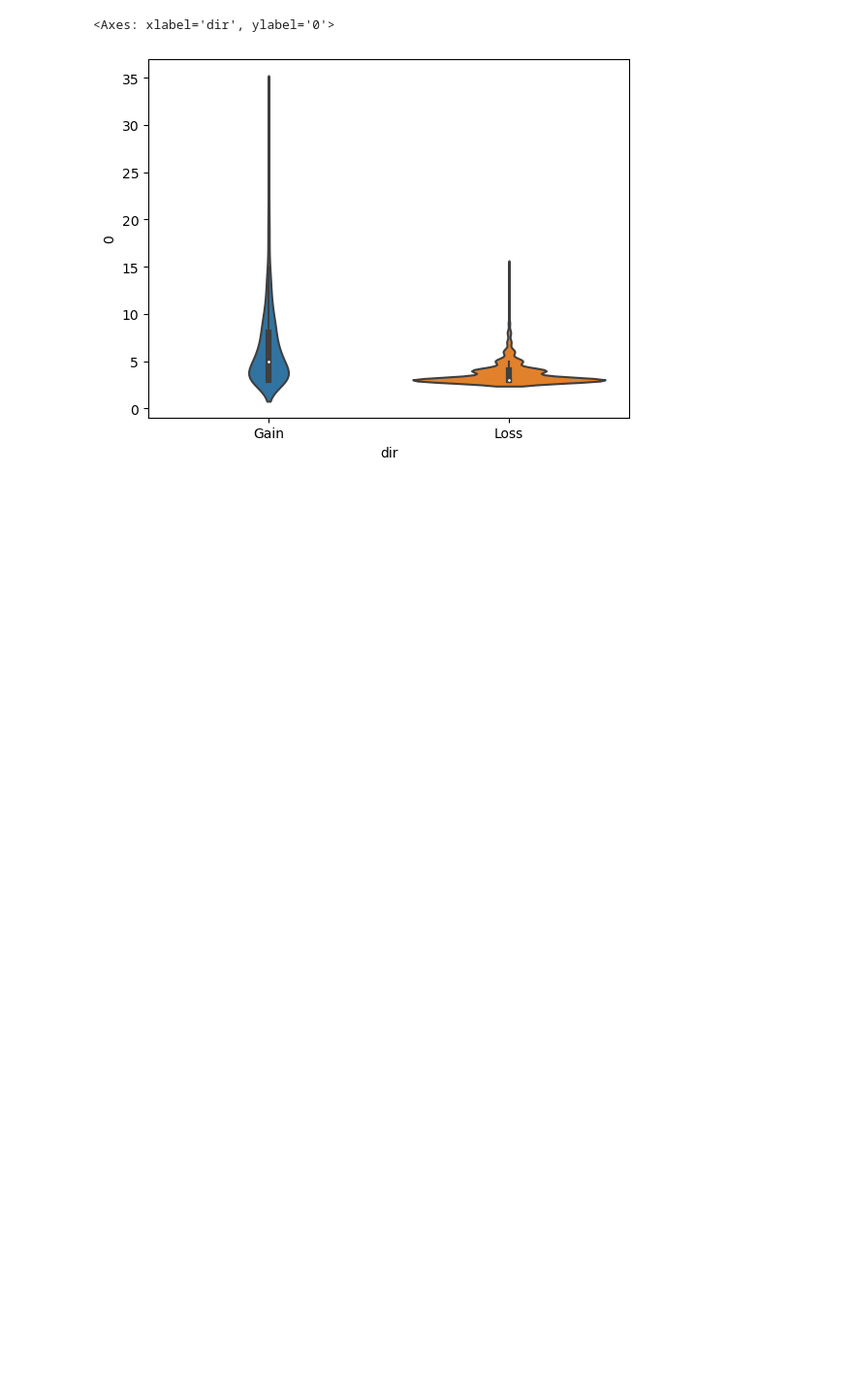
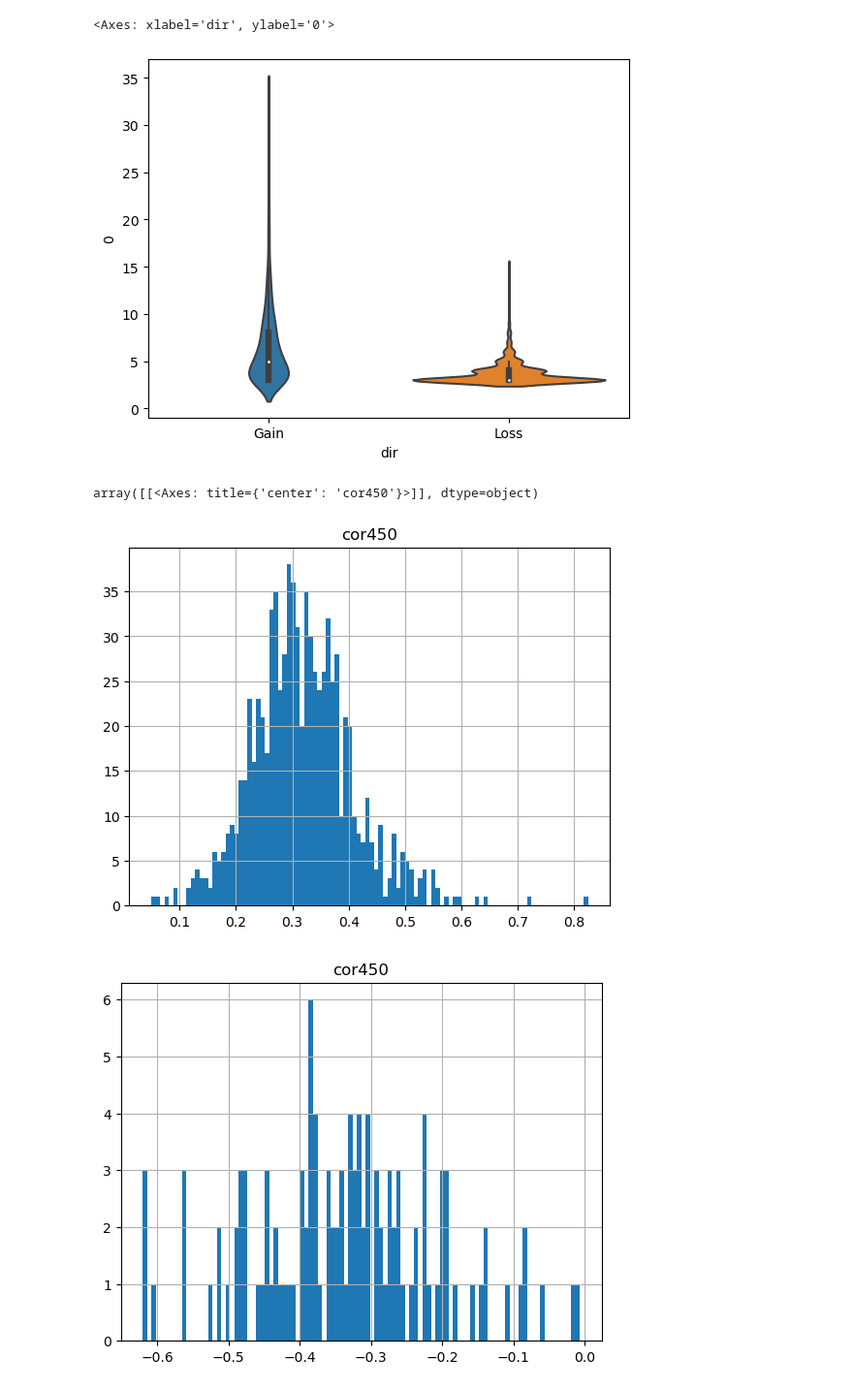
Before and after one commit to moqri/epi_deconv, a Jupyter notebook: epic.ipynb, the cells around one changed output. Shown: that part at 97% size. Drawn from its saved outputs; the diff is of its cells as text; code cells hidden in the pictures; blank space fills up the shorter version.

```diff
--- a/epic.ipynb
+++ b/epic.ipynb
@@ -189,6 +194,13 @@ pl['rank']=pl['cor'].abs()
 pl=pl.sort_values('rank',ascending=False).head(1000).copy()
 pl=pl.drop('rank',axis=1)
 pl.index=range(1,1001)
+# %%
+pl[pl['dir']=='Gain'].hist('cor450',bins=100)
+pl[pl['dir']=='Loss'].hist('cor450',bins=100)
+# %% [output]
+array([[<Axes: title={'center': 'cor450'}>]], dtype=object)
+[figure, added]
+[figure, added]
 # %%
 pl['hmr']=(pl['hmr']>0)
 # %%
```
Also changed, not shown: parts of 27 cells of this notebook.
